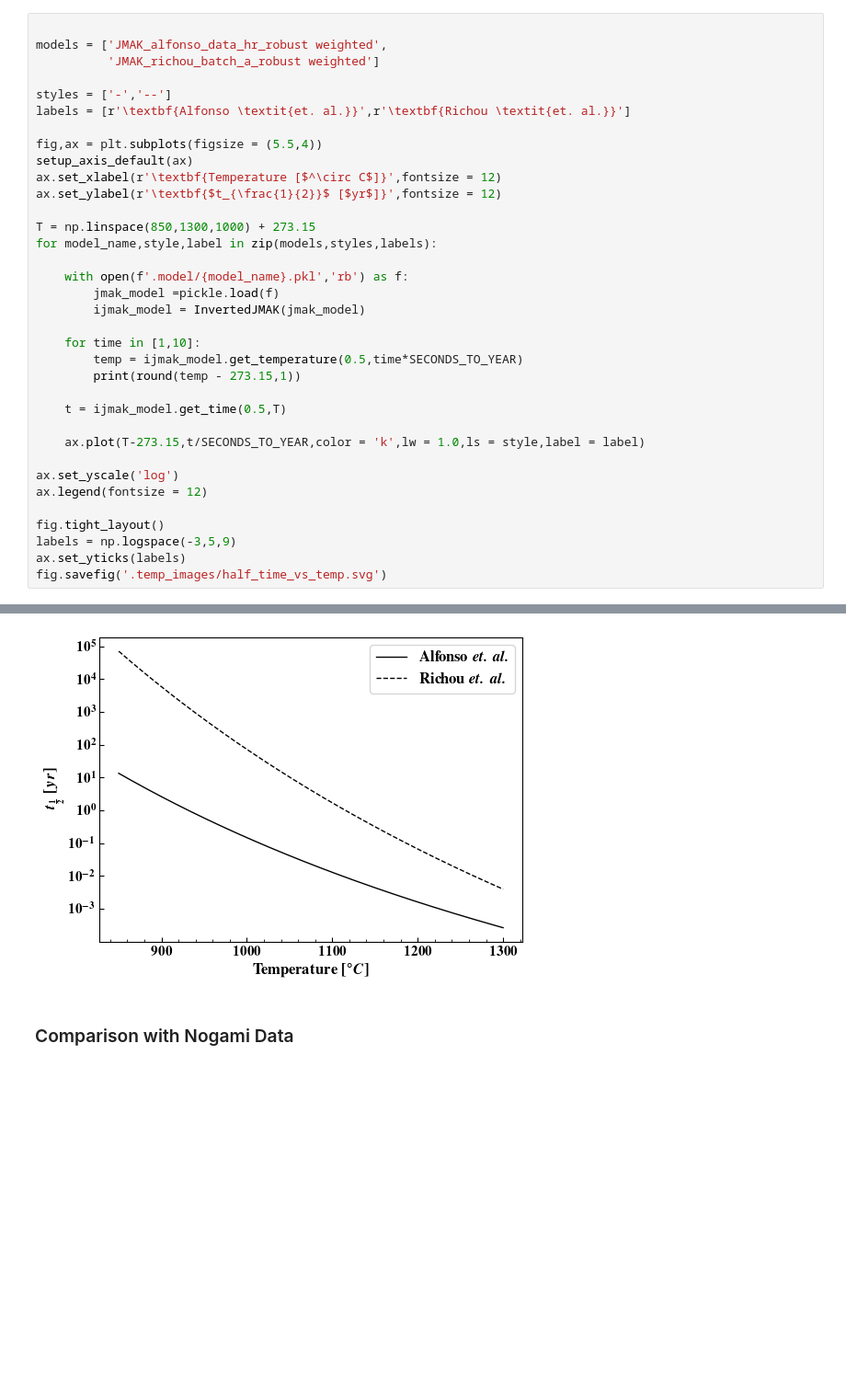
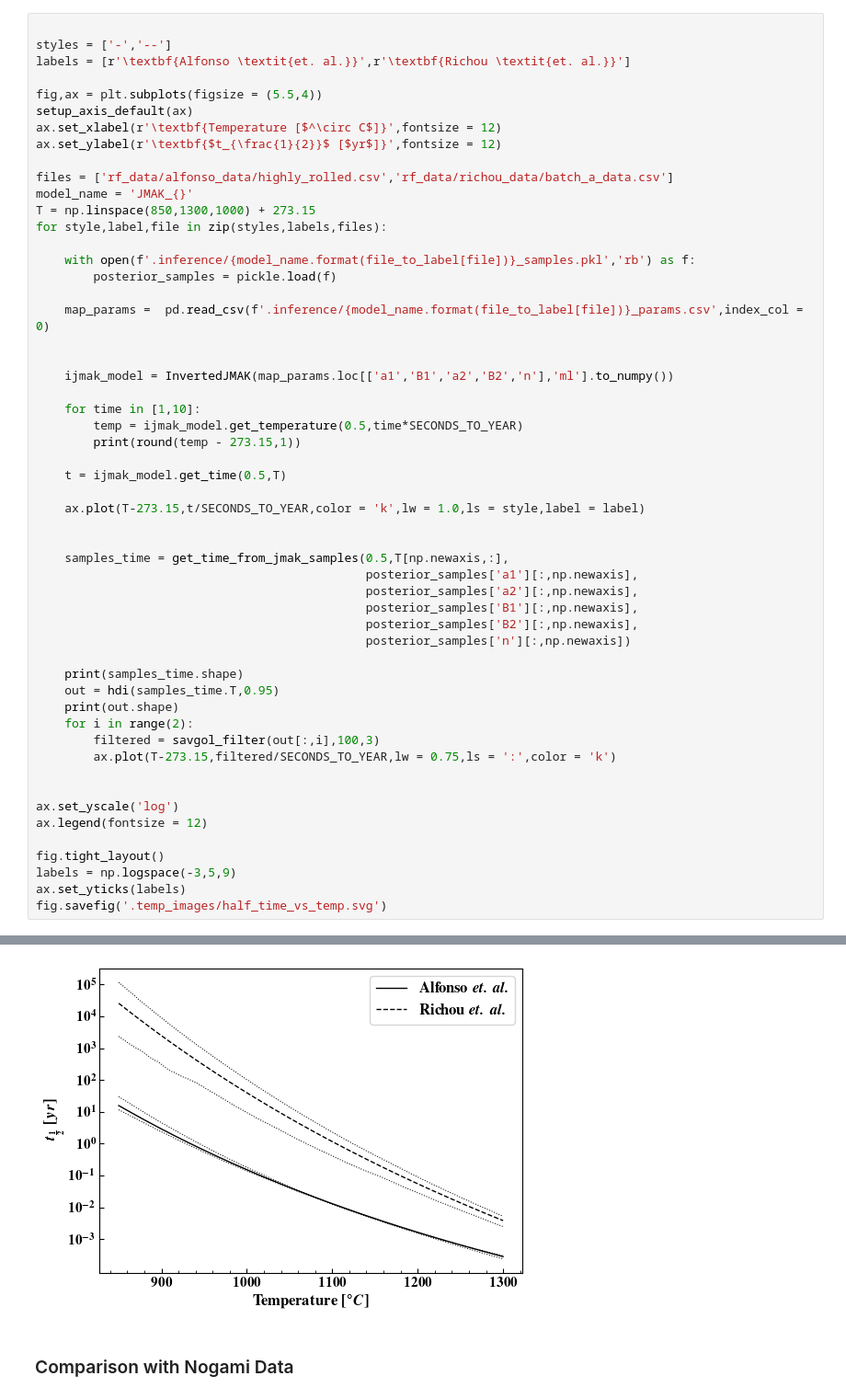
Before and after one commit to ml-ME-gatech/modeling_tungsten, a Jupyter notebook: recrystallization/temp_curves.ipynb, the cells around one changed output, grey strips where cells are left out. Shown: that part at 92% size. Cells and saved outputs as stored; diff of their text form; blank space fills up the shorter version.

```diff
--- a/recrystallization/temp_curves.ipynb
+++ b/recrystallization/temp_curves.ipynb
@@ -53,7 +94,4 @@ class InvertedJMAK:
 # %%
-
-models = ['JMAK_alfonso_data_hr_robust weighted',
-          'JMAK_richou_batch_a_robust weighted']
 
 styles = ['-','--']
 labels = [r'\textbf{Alfonso \textit{et. al.}}',r'\textbf{Richou \textit{et. al.}}']
@@ -63,12 +101,18 @@ setup_axis_default(ax)
 ax.set_xlabel(r'\textbf{Temperature [$^\circ C$]}',fontsize = 12)
 ax.set_ylabel(r'\textbf{$t_{\frac{1}{2}}$ [$yr$]}',fontsize = 12)
 
+files = ['rf_data/alfonso_data/highly_rolled.csv','rf_data/richou_data/batch_a_data.csv']
+model_name = 'JMAK_{}'
 T = np.linspace(850,1300,1000) + 273.15
-for model_name,style,label in zip(models,styles,labels):
+for style,label,file in zip(styles,labels,files):
 
-    with open(f'.model/{model_name}.pkl','rb') as f:
-        jmak_model =pickle.load(f)
-        ijmak_model = InvertedJMAK(jmak_model)
+    with open(f'.inference/{model_name.format(file_to_label[file])}_samples.pkl','rb') as f:
+        posterior_samples = pickle.load(f)
+
+    map_params =  pd.read_csv(f'.inference/{model_name.format(file_to_label[file])}_params.csv',index_col = 0)
+
+
+    ijmak_model = InvertedJMAK(map_params.loc[['a1','B1','a2','B2','n'],'ml'].to_numpy())
 
     for time in [1,10]:
         temp = ijmak_model.get_temperature(0.5,time*SECONDS_TO_YEAR)
@@ -78,6 +122,22 @@ for model_name,style,label in zip(models,styles,labels):
 
     ax.plot(T-273.15,t/SECONDS_TO_YEAR,color = 'k',lw = 1.0,ls = style,label = label)
 
+
+    samples_time = get_time_from_jmak_samples(0.5,T[np.newaxis,:],
+                                              posterior_samples['a1'][:,np.newaxis],
+                                              posterior_samples['a2'][:,np.newaxis],
+                                              posterior_samples['B1'][:,np.newaxis],
+                                              posterior_samples['B2'][:,np.newaxis],
+                                              posterior_samples['n'][:,np.newaxis])
+
+    print(samples_time.shape)
+    out = hdi(samples_time.T,0.95)
+    print(out.shape)
+    for i in range(2):
+        filtered = savgol_filter(out[:,i],100,3)
+        ax.plot(T-273.15,filtered/SECONDS_TO_YEAR,lw = 0.75,ls = ':',color = 'k')
+
+
 ax.set_yscale('log')
 ax.legend(fontsize = 12)
 
@@ -93,4 +157,4 @@ fig.savefig('.temp_images/half_time_vs_temp.svg')
-[figure, old version]
+[figure, new version]
 # %% [markdown]
 ### Comparison with Nogami Data
 # %%
```
Also changed, not shown: parts of 6 cells of this notebook, 51 other files.
